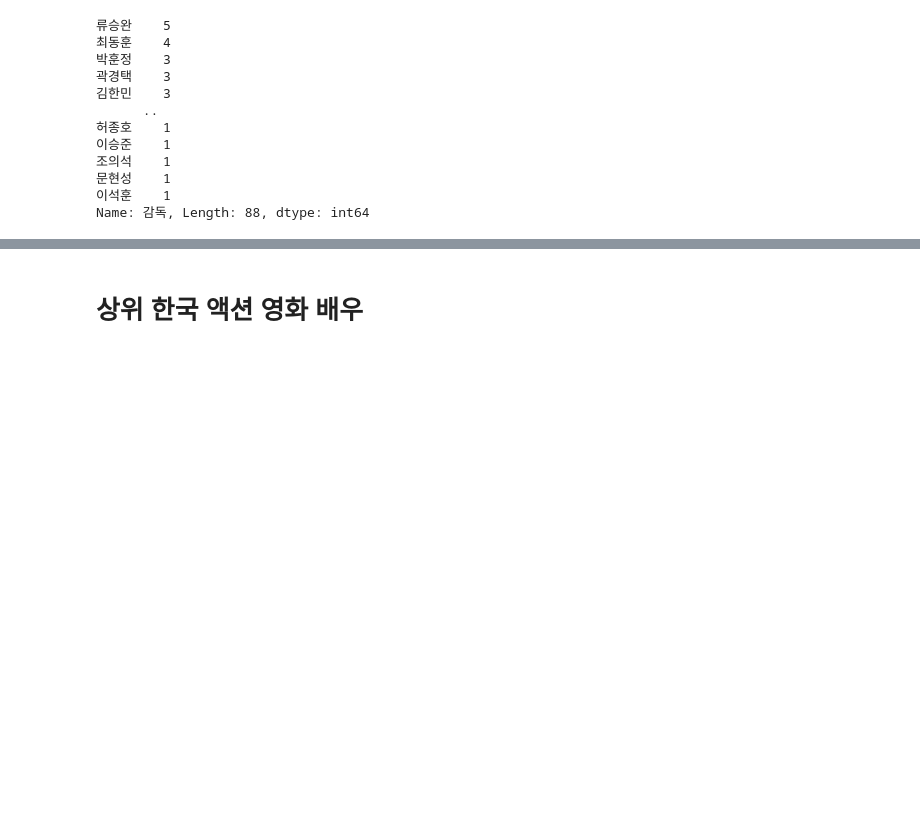
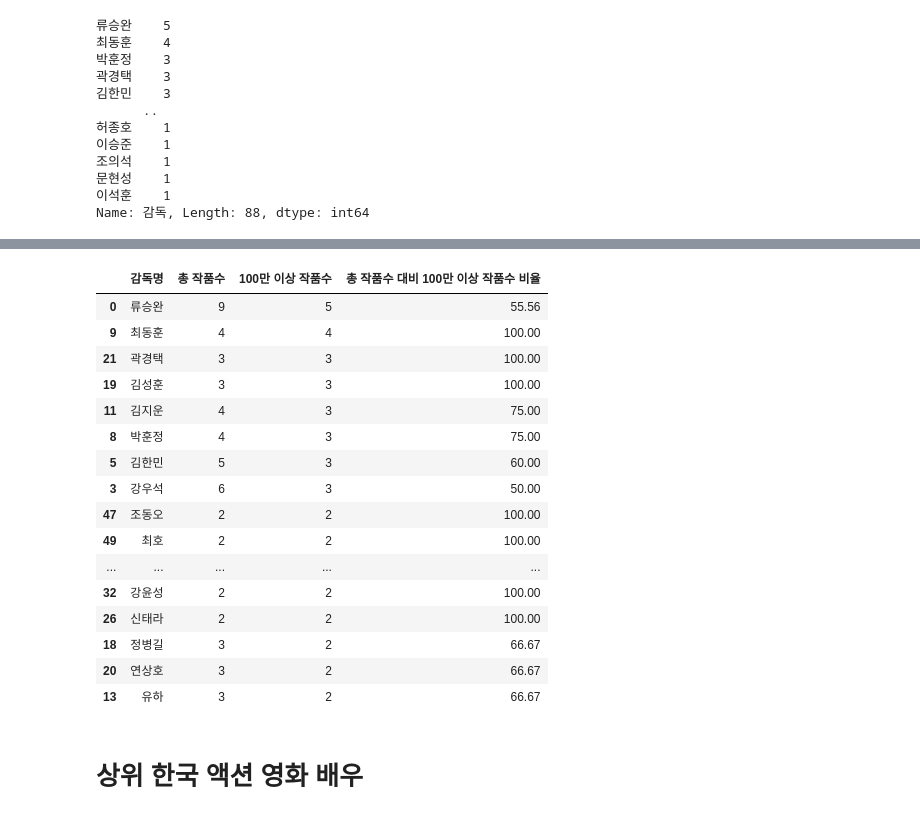
Before and after one commit to wonyounging/1_Project, a Jupyter notebook: 분석_액션영화 장르.ipynb, the cells around one changed output, grey strips where cells are left out. Drawn from its saved outputs; the diff is of its cells as text; code cells hidden in the pictures; blank space fills up the shorter version.

```diff
--- a/분석_액션영화 장르.ipynb
+++ b/분석_액션영화 장르.ipynb
@@ -392,0 +502,4 @@ kor_top_act_mv[kor_top_act_mv['감독'] == '류승완']
+# %%
+director_top_counts = kor_top_act_mv['감독'].value_counts()
+kor_top_act_mv_dir_df = pd.DataFrame({'감독명': director_top_counts.index, '100만 이상 작품수': director_top_counts.values})
+kor_top_act_mv_dir_df
@@ -392,0 +520,5 @@ kor_top_act_mv[kor_top_act_mv['감독'] == '류승완']
+# %%
+director_all_counts = kor_all_act_mv['감독'].value_counts()
+director_top_counts = kor_top_act_mv['감독'].value_counts()
+kor_all_act_mv_dir_df = pd.DataFrame({'감독명': director_counts.index, '총 작품수': director_all_counts.values})
+kor_all_act_mv_dir_df
@@ -392,0 +539,12 @@ kor_top_act_mv[kor_top_act_mv['감독'] == '류승완']
+# %%
+# Left Join
+kor_act_mv_dir_df = kor_all_act_mv_dir_df.merge(kor_top_act_mv_dir_df, on='감독명', how='left')
+
+# NaN 값을 0으로 대체
+kor_act_mv_dir_df['100만 이상 작품수'] = kor_act_mv_dir_df['100만 이상 작품수'].fillna(0)
+
+# 데이터 타입을 정수로 변경
+kor_act_mv_dir_df['100만 이상 작품수'] = kor_act_mv_dir_df['100만 이상 작품수'].astype(int)
+
+kor_act_mv_dir_df.sort_values('100만 이상 작품수', ascending=False, inplace=True)
+kor_act_mv_dir_df
@@ -393,3 +565,26 @@ kor_top_act_mv[kor_top_act_mv['감독'] == '류승완']
+# %%
+kor_act_mv_dir_df['총 작품수 대비 100만 이상 작품수 비율'] =  round(kor_act_mv_dir_df['100만 이상 작품수'] / kor_act_mv_dir_df['총 작품수'] * 100,2)
+# %%
+kor_act_mv_dir_df = kor_act_mv_dir_df.sort_values(['100만 이상 작품수', '총 작품수 대비 100만 이상 작품수 비율'], ascending=[False, False])
+kor_act_mv_dir_df.head(20)
+# %% [output]
+|  | 감독명 | 총 작품수 | 100만 이상 작품수 | 총 작품수 대비 100만 이상 작품수 비율 |
+| 0 | 류승완 | 9 | 5 | 55.56 |
+| 9 | 최동훈 | 4 | 4 | 100.00 |
+| 21 | 곽경택 | 3 | 3 | 100.00 |
+| 19 | 김성훈 | 3 | 3 | 100.00 |
+| 11 | 김지운 | 4 | 3 | 75.00 |
+| 8 | 박훈정 | 4 | 3 | 75.00 |
+| 5 | 김한민 | 5 | 3 | 60.00 |
+| 3 | 강우석 | 6 | 3 | 50.00 |
+| 47 | 조동오 | 2 | 2 | 100.00 |
+| 49 | 최호 | 2 | 2 | 100.00 |
+| ... | ... | ... | ... | ... |
+| 32 | 강윤성 | 2 | 2 | 100.00 |
+| 26 | 신태라 | 2 | 2 | 100.00 |
+| 18 | 정병길 | 3 | 2 | 66.67 |
+| 20 | 연상호 | 3 | 2 | 66.67 |
+| 13 | 유하 | 3 | 2 | 66.67 |
 # %% [markdown]
 # 상위 한국 액션 영화 배우
 # %%
```
Also changed, not shown: parts of 38 cells of this notebook.
